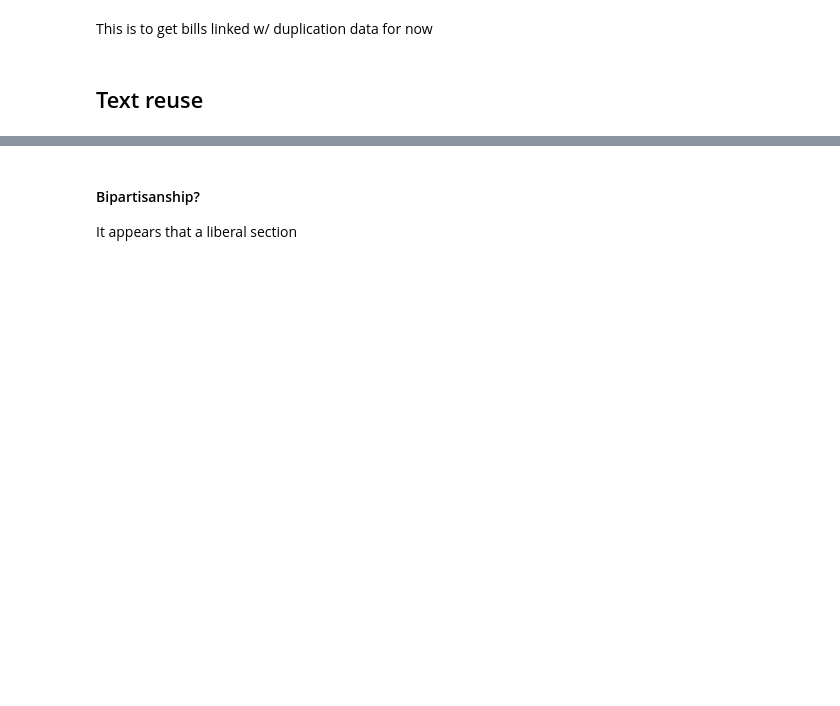
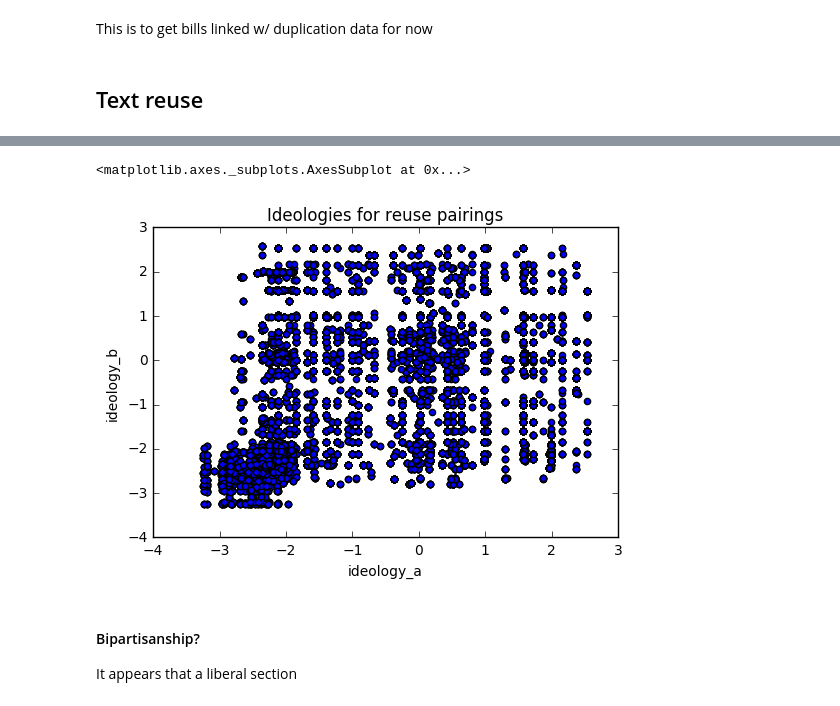
Before and after one commit to saulshanabrook/congressiona-text-reuse, a Jupyter notebook: saul/ideal point.ipynb, the cells around one changed output, grey strips where cells are left out. Drawn from its saved outputs; the diff is of its cells as text; code cells hidden in the pictures; blank space fills up the shorter version.

```diff
--- a/saul/ideal point.ipynb
+++ b/saul/ideal point.ipynb
@@ -249,10 +235,10 @@ reuse_df = pd.DataFrame.from_csv("pairs_enhanced_again.txt")
 # things are killed in committee.
 criterion = reuse_df['ideology_a'].map(lambda x: x != "unknown")
 reuse_df_no_unk = reuse_df[criterion]
-reuse_df_no_unk["diff"] = abs(reuse_df_no_unk["ideology_a"].astype(float) - reuse_df_no_unk["ideology_b"].astype(float))
-reuse_df_no_unk["diff"] = reuse_df_no_unk["diff"].astype(float)
-t = reuse_df_no_unk.sort("diff", ascending =False)
-t.head()
+reuse_df_no_unk['ideology_a'] = reuse_df_no_unk['ideology_a'].astype(float)
+reuse_df_no_unk['ideology_a'] = reuse_df_no_unk['ideology_b'].astype(float)
+reuse_df_no_unk['ideology_eq'] = reuse_df_no_unk.apply(lambda x:x["ideology_a"] == x["ideology_b"], axis=1)
+reuse_df_no_unk = reuse_df_no_unk[reuse_df_no_unk['ideology_eq'] == False]
 # %% [output]
 A value is trying to be set on a copy of a slice from a DataFrame.
 Try using .loc[row_indexer,col_indexer] = value instead
@@ -272,3 +255,12 @@ See the caveats in the documentation: http://pandas.pydata.org/pandas-docs/stabl
+# %%
+%matplotlib inline
+# http://stackoverflow.com/questions/14300137/making-matplotlib-scatter-plots-from-dataframes-in-pythons-pandas
+import matplotlib.pylab as plt
+
+reuse_df_no_unk.plot(kind='scatter', x='ideology_a', y='ideology_b', title="Ideologies for reuse pairings")
+# %% [output]
+<matplotlib.axes._subplots.AxesSubplot at 0x...>
+[figure, added]
 # %% [markdown]
 #### Bipartisanship?
 
```
Also changed, not shown: parts of 28 cells of this notebook.
